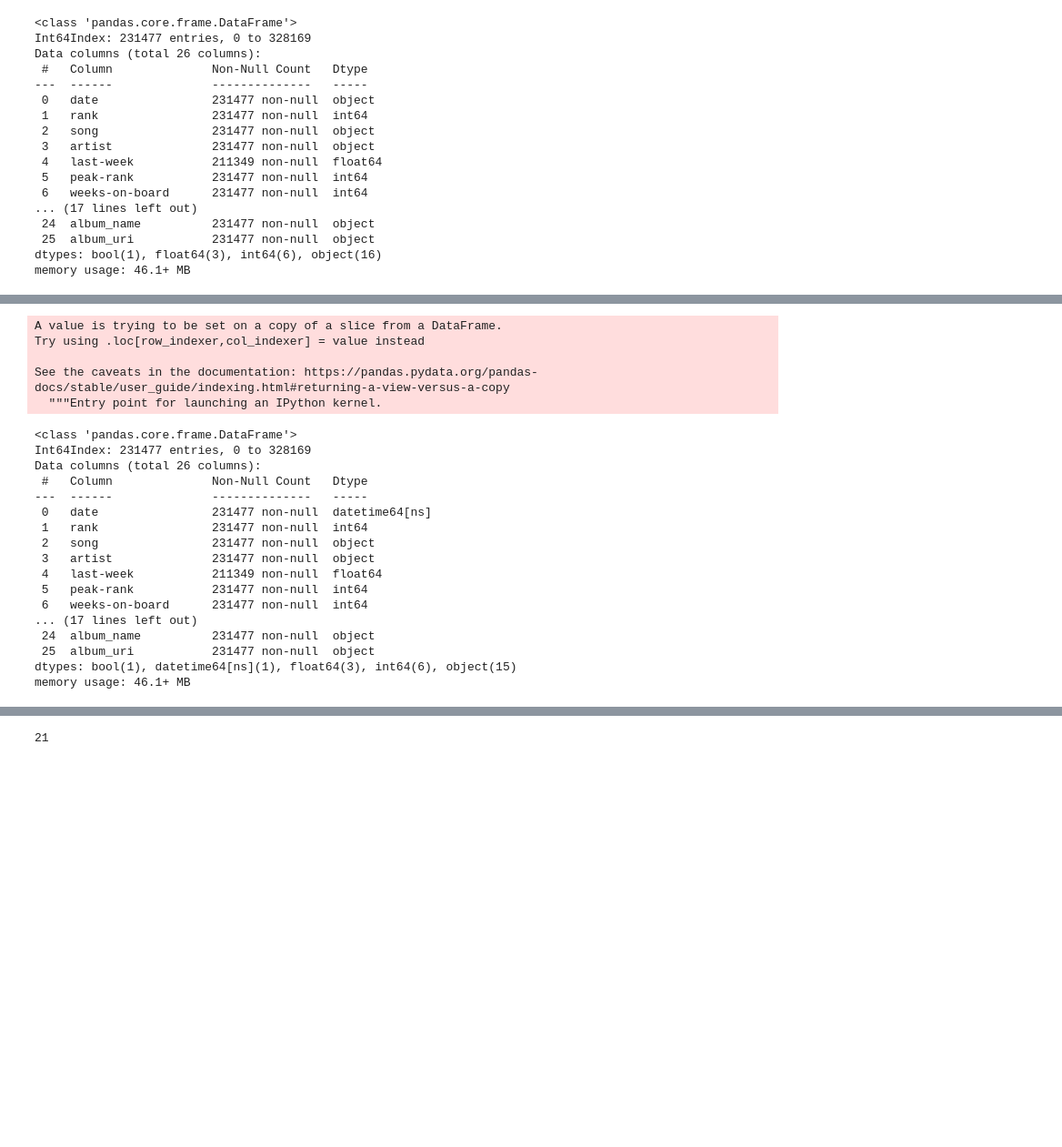
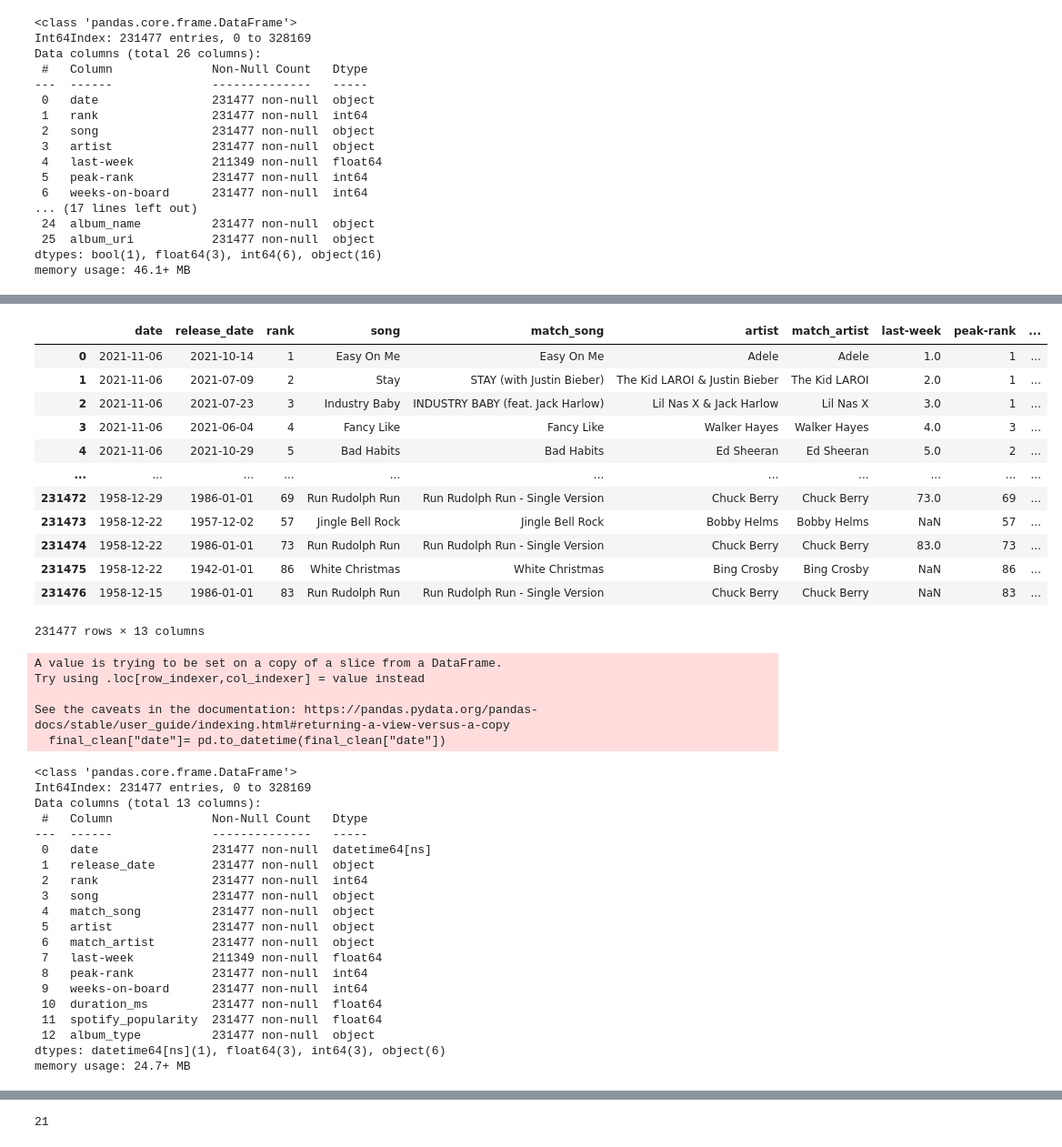
Before and after one commit to AlfaisalGassim/DS_Capstone_Hit_Song_Prediction, a Jupyter notebook: cleaning&EDA/dataCleaning.ipynb, the cells around one changed output, grey strips where cells are left out. Shown at 91% size. Drawn from its saved outputs; the diff is of its cells as text; code cells hidden in the pictures; blank space fills up the shorter version.

```diff
--- a/cleaning&EDA/dataCleaning.ipynb
+++ b/cleaning&EDA/dataCleaning.ipynb
@@ -88,0 +97,16 @@ final[["date","release_date","rank","song","match_song","artist","match_artist",
+# %%
+final_clean.reset_index(drop=True)
+# %% [output]
+|  | date | release_date | rank | song | match_song | artist | match_artist | last-week | peak-rank | ... |
+| 0 | 2021-11-06 | 2021-10-14 | 1 | Easy On Me | Easy On Me | Adele | Adele | 1.0 | 1 | ... |
+| 1 | 2021-11-06 | 2021-07-09 | 2 | Stay | STAY (with Justin Bieber) | The Kid LAROI & Justin Bieber | The Kid LAROI | 2.0 | 1 | ... |
+| 2 | 2021-11-06 | 2021-07-23 | 3 | Industry Baby | INDUSTRY BABY (feat. Jack Harlow) | Lil Nas X & Jack Harlow | Lil Nas X | 3.0 | 1 | ... |
+| 3 | 2021-11-06 | 2021-06-04 | 4 | Fancy Like | Fancy Like | Walker Hayes | Walker Hayes | 4.0 | 3 | ... |
+| 4 | 2021-11-06 | 2021-10-29 | 5 | Bad Habits | Bad Habits | Ed Sheeran | Ed Sheeran | 5.0 | 2 | ... |
+| ... | ... | ... | ... | ... | ... | ... | ... | ... | ... | ... |
+| 231472 | 1958-12-29 | 1986-01-01 | 69 | Run Rudolph Run | Run Rudolph Run - Single Version | Chuck Berry | Chuck Berry | 73.0 | 69 | ... |
+| 231473 | 1958-12-22 | 1957-12-02 | 57 | Jingle Bell Rock | Jingle Bell Rock | Bobby Helms | Bobby Helms | NaN | 57 | ... |
+| 231474 | 1958-12-22 | 1986-01-01 | 73 | Run Rudolph Run | Run Rudolph Run - Single Version | Chuck Berry | Chuck Berry | 83.0 | 73 | ... |
+| 231475 | 1958-12-22 | 1942-01-01 | 86 | White Christmas | White Christmas | Bing Crosby | Bing Crosby | NaN | 86 | ... |
+| 231476 | 1958-12-15 | 1986-01-01 | 83 | Run Rudolph Run | Run Rudolph Run - Single Version | Chuck Berry | Chuck Berry | NaN | 83 | ... |
+231477 rows × 13 columns
@@ -89,29 +115,32 @@ final[["date","release_date","rank","song","match_song","artist","match_artist",
 # %%
-final["date"]= pd.to_datetime(final["date"])
+final_clean["date"]= pd.to_datetime(final_clean["date"])
 # %% [output]
 A value is trying to be set on a copy of a slice from a DataFrame.
 Try using .loc[row_indexer,col_indexer] = value instead
 
 See the caveats in the documentation: https://pandas.pydata.org/pandas-docs/stable/user_guide/indexing.html#returning-a-view-versus-a-copy
-  """Entry point for launching an IPython kernel.
+  final_clean["date"]= pd.to_datetime(final_clean["date"])
 # %%
-final.info()
+final_clean.info()
 # %% [output]
 <class 'pandas.core.frame.DataFrame'>
 Int64Index: 231477 entries, 0 to 328169
-Data columns (total 26 columns):
+Data columns (total 13 columns):
  #   Column              Non-Null Count   Dtype
 ---  ------              --------------   -----
  0   date                231477 non-null  datetime64[ns]
- 1   rank                231477 non-null  int64
- 2   song                231477 non-null  object
- 3   artist              231477 non-null  object
- 4   last-week           211349 non-null  float64
- 5   peak-rank           231477 non-null  int64
- 6   weeks-on-board      231477 non-null  int64
-... (17 lines left out)
- 24  album_name          231477 non-null  object
- 25  album_uri           231477 non-null  object
-dtypes: bool(1), datetime64[ns](1), float64(3), int64(6), object(15)
-memory usage: 46.1+ MB
+ 1   release_date        231477 non-null  object
+ 2   rank                231477 non-null  int64
+ 3   song                231477 non-null  object
+ 4   match_song          231477 non-null  object
+ 5   artist              231477 non-null  object
+ 6   match_artist        231477 non-null  object
+ 7   last-week           211349 non-null  float64
+ 8   peak-rank           231477 non-null  int64
+ 9   weeks-on-board      231477 non-null  int64
+ 10  duration_ms         231477 non-null  float64
+ 11  spotify_popularity  231477 non-null  float64
+ 12  album_type          231477 non-null  object
+dtypes: datetime64[ns](1), float64(3), int64(3), object(6)
+memory usage: 24.7+ MB
 # %%
```
Also changed, not shown: parts of 27 cells of this notebook, 5 other files.
